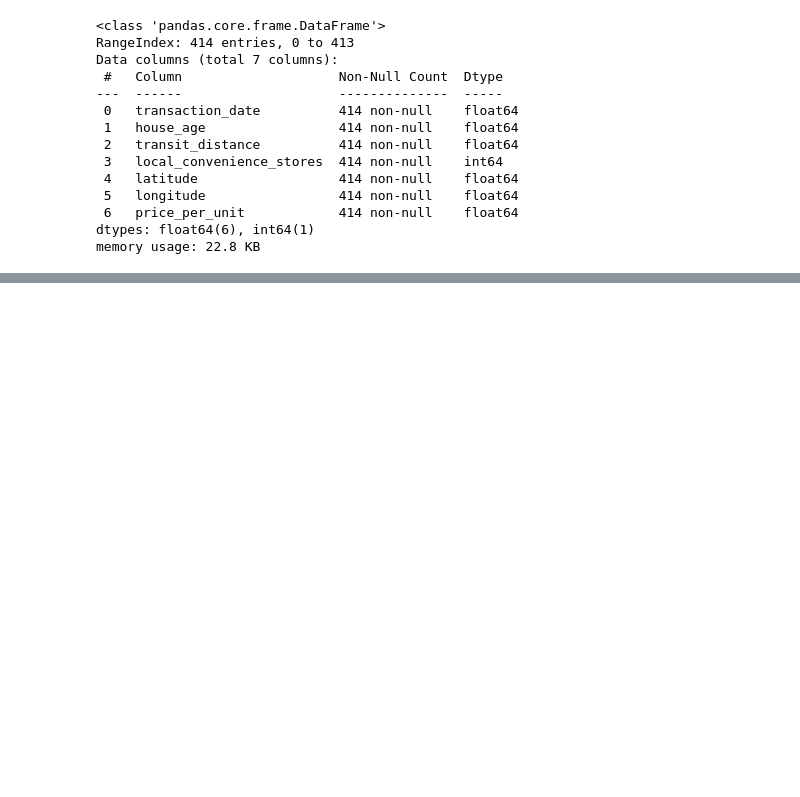
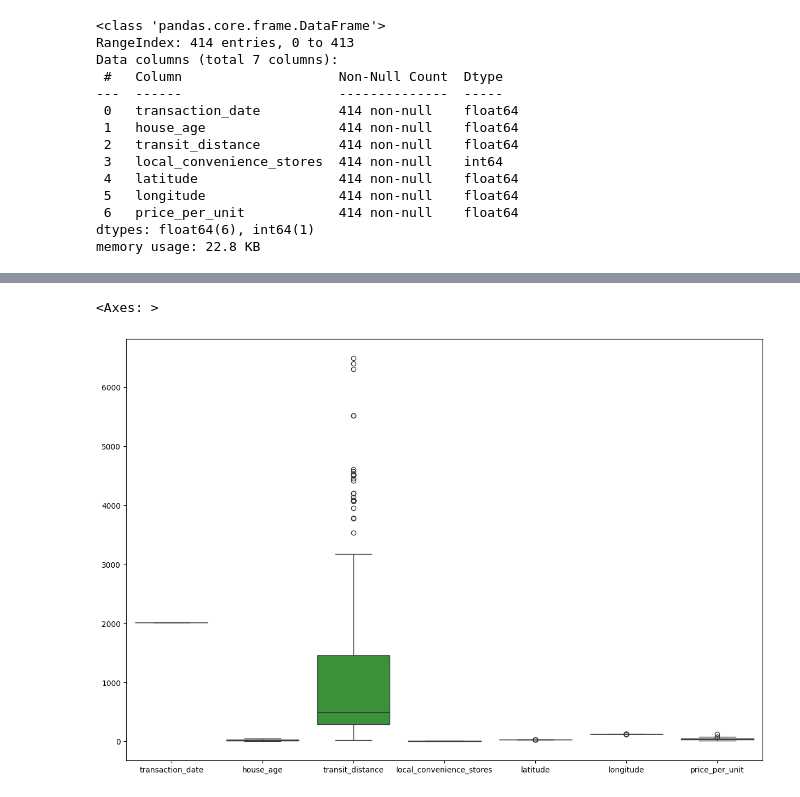
Before and after one commit to Mainabryan/real_estate_regression_model, a Jupyter notebook: background_codines_for_the_real_estate_prediction_model.ipynb, the cells around one changed output, grey strips where cells are left out. Cells and saved outputs as stored; diff of their text form; code cells hidden in the pictures; blank space fills up the shorter version.

```diff
--- a/background_codines_for_the_real_estate_prediction_model.ipynb
+++ b/background_codines_for_the_real_estate_prediction_model.ipynb
@@ -93,0 +124,7 @@ memory usage: 22.8 KB
+# %%
+# outliers
+plt.figure(figsize=(15,10))
+sns.boxplot(data=df)
+# %% [output]
+<Axes: >
+[figure, added]
```
Also changed, not shown: parts of 5 cells of this notebook.
